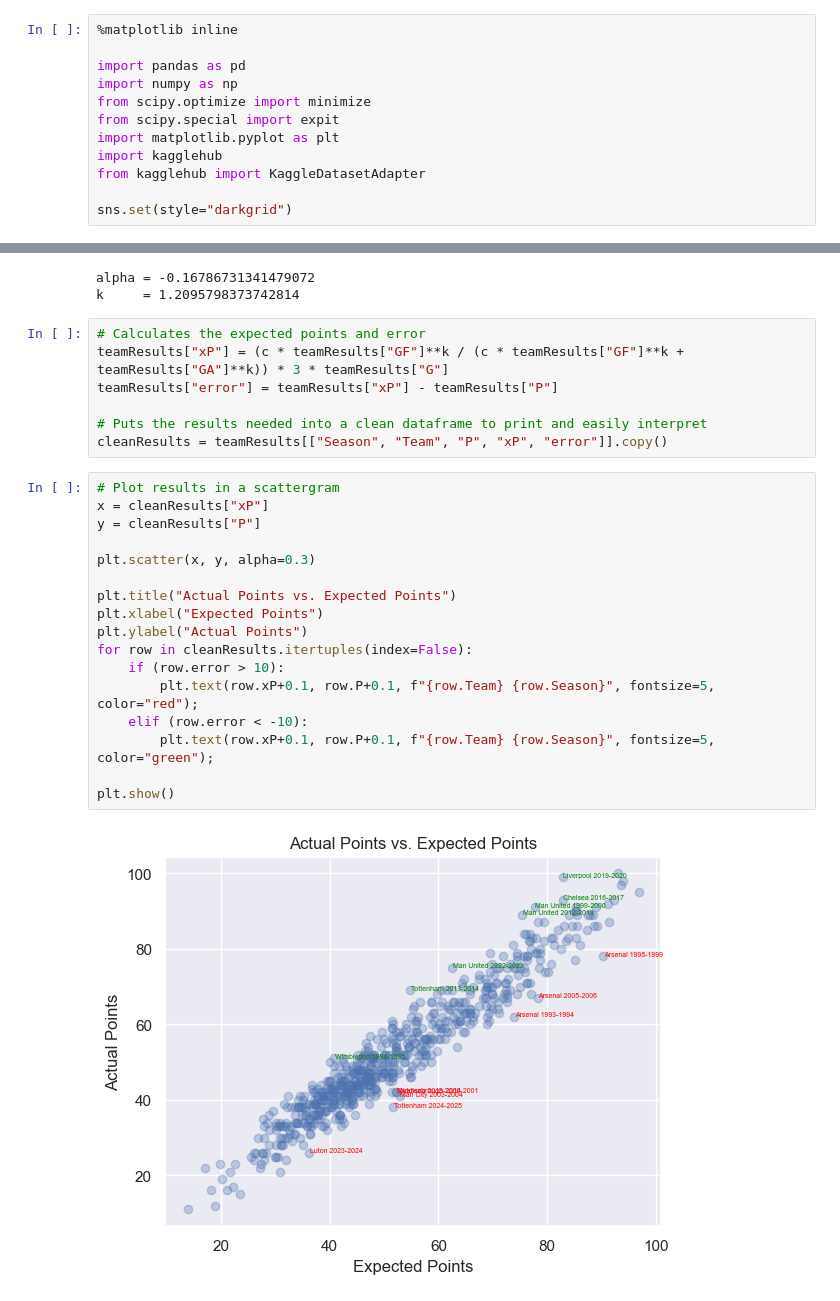
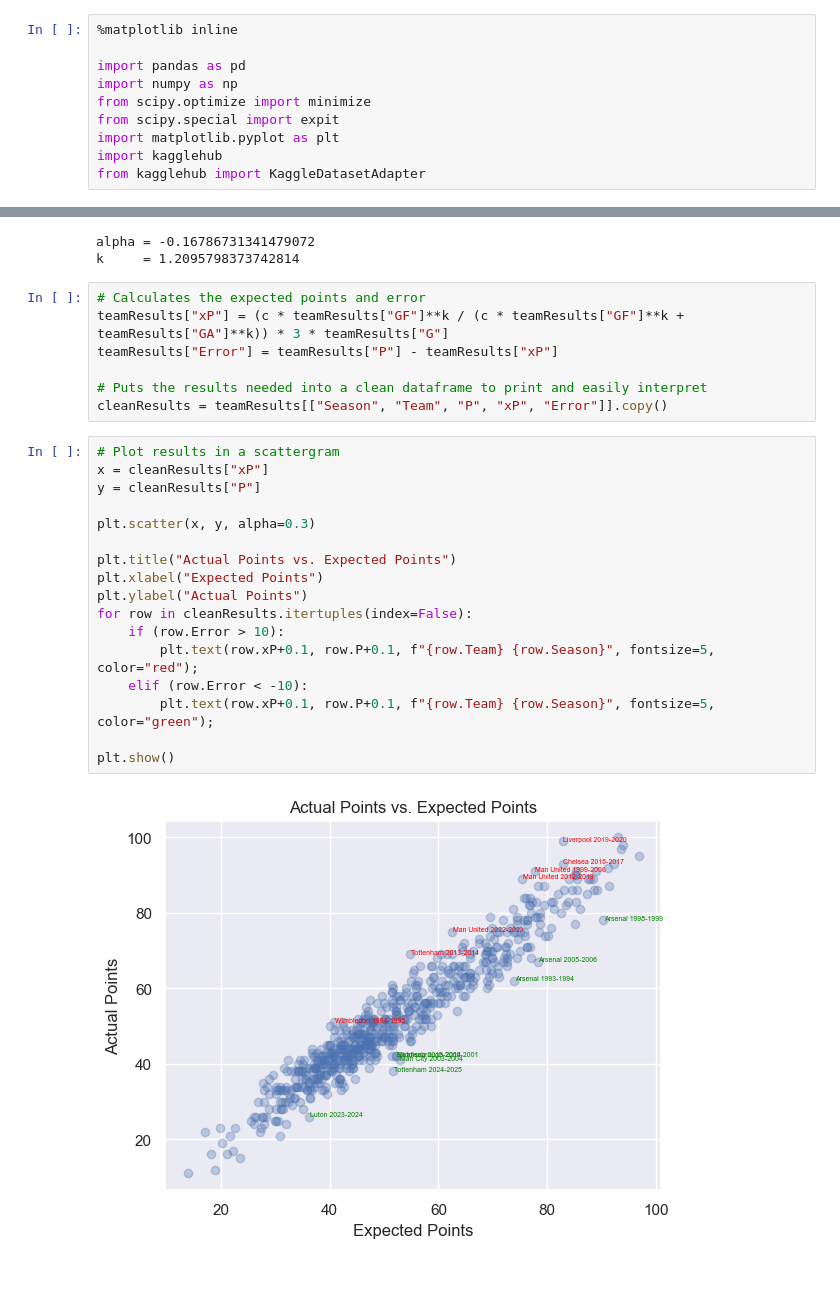
Before and after one commit to william-w-zhao/Modeling-Pythagorean-Expectation-for-the-Premier-League, a Jupyter notebook: Traditional Pythagorean Calculation.ipynb, the cells around one changed output, grey strips where cells are left out. Saved outputs shown, nothing was run; the diff lists cells and outputs as text.

```diff
--- a/Traditional Pythagorean Calculation.ipynb
+++ b/Traditional Pythagorean Calculation.ipynb
@@ -8,8 +8,6 @@ from scipy.special import expit
 import matplotlib.pyplot as plt
 import kagglehub
 from kagglehub import KaggleDatasetAdapter
-
-sns.set(style="darkgrid")
 # %%
 file_path = "PremierLeague.csv"
 
@@ -84,27 +82,27 @@ k     = 1.2095798373742814
 # %%
 # Calculates the expected points and error
 teamResults["xP"] = (c * teamResults["GF"]**k / (c * teamResults["GF"]**k + teamResults["GA"]**k)) * 3 * teamResults["G"]
-teamResults["error"] = teamResults["xP"] - teamResults["P"]
+teamResults["Error"] = teamResults["P"] - teamResults["xP"]
 
 # Puts the results needed into a clean dataframe to print and easily interpret
-cleanResults = teamResults[["Season", "Team", "P", "xP", "error"]].copy()
+cleanResults = teamResults[["Season", "Team", "P", "xP", "Error"]].copy()
 # %%
 # Plot results in a scattergram
 x = cleanResults["xP"]
 y = cleanResults["P"]
 
 plt.scatter(x, y, alpha=0.3)
 
 plt.title("Actual Points vs. Expected Points")
 plt.xlabel("Expected Points")
 plt.ylabel("Actual Points")
 for row in cleanResults.itertuples(index=False):
-    if (row.error > 10):
+    if (row.Error > 10):
         plt.text(row.xP+0.1, row.P+0.1, f"{row.Team} {row.Season}", fontsize=5, color="red");
-    elif (row.error < -10):
+    elif (row.Error < -10):
         plt.text(row.xP+0.1, row.P+0.1, f"{row.Team} {row.Season}", fontsize=5, color="green");
 
 plt.show()
 # %% [output]
-[figure, old version]
+[figure, new version]
 # %%
```
Also changed, not shown: parts of 3 cells of this notebook, 1 other file.
